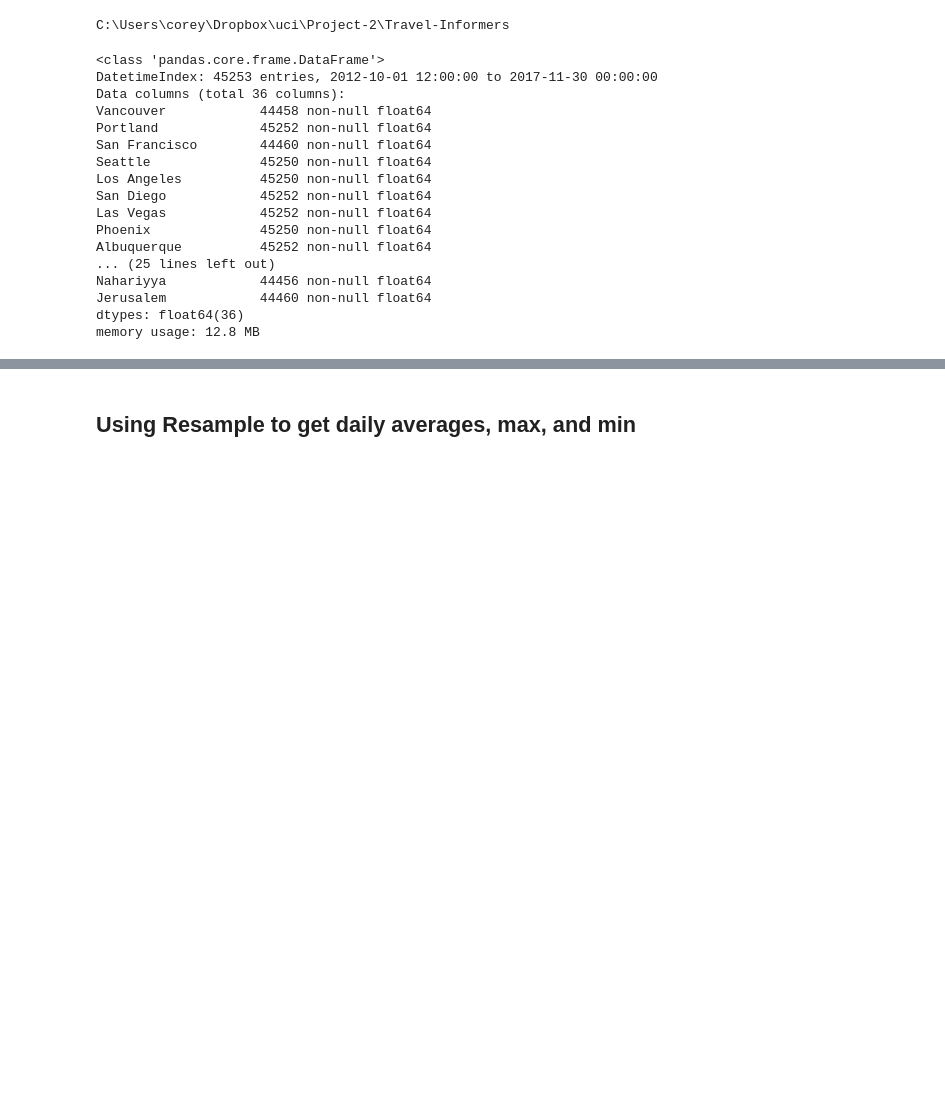
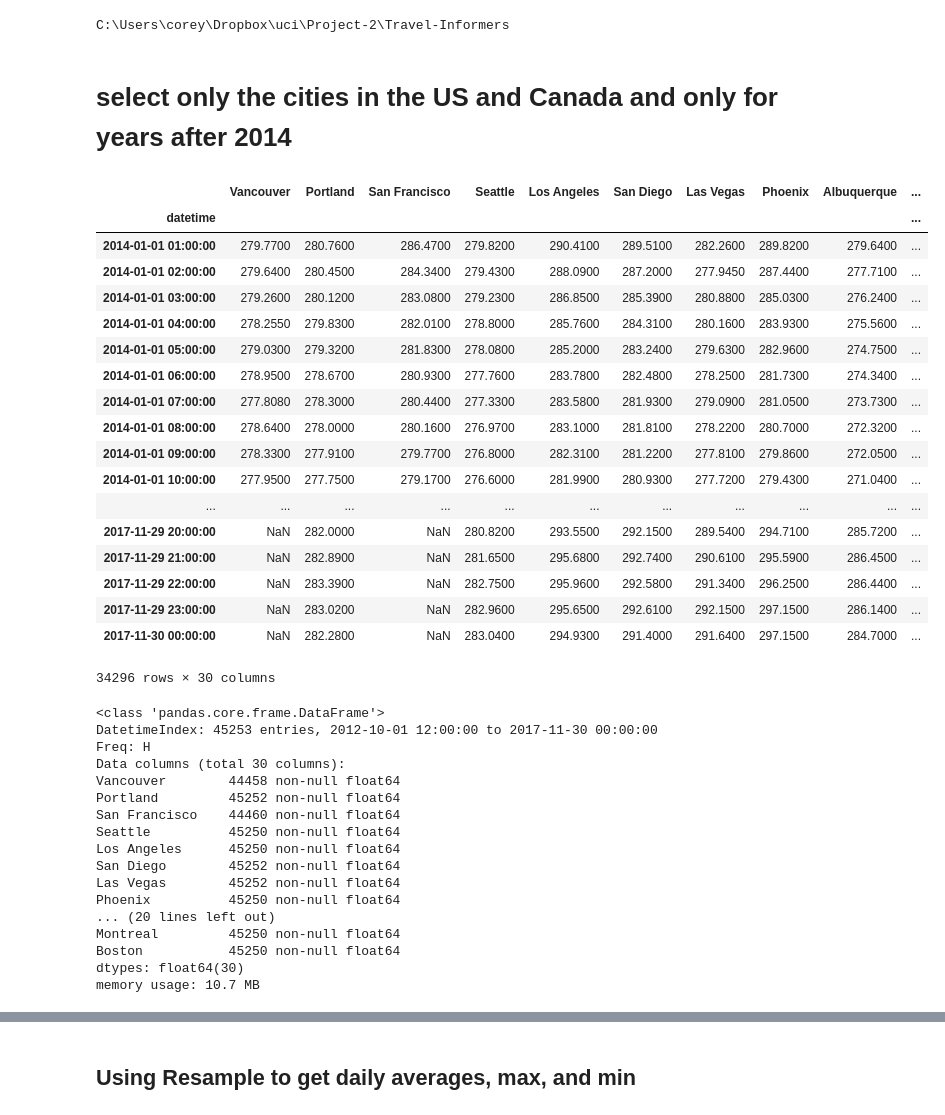
Before and after one commit to totopi/Travel-Informers, a Jupyter notebook: data_engineering.ipynb, the cells around one changed output, grey strips where cells are left out. Drawn from its saved outputs; the diff is of its cells as text; code cells hidden in the pictures; blank space fills up the shorter version.

Commit message:
cleaned and parsed data

```diff
--- a/data_engineering.ipynb
+++ b/data_engineering.ipynb
@@ -53,27 +53,51 @@ print(os.getcwd())
 temp = pd.read_csv('historical-hourly-weather-data/temperature.csv', parse_dates=['datetime'])
 # %% [output]
 C:\Users\corey\Dropbox\uci\Project-2\Travel-Informers
-# %%
-temp.set_index("datetime", inplace=True)
+# %% [markdown]
+# select only the cities in the US and Canada and only for years after 2014
+# %%
+temp = temp.loc[:, 'Vancouver':'Boston']
+
+temp[temp.index > '2014']
+# %% [output]
+|  | Vancouver | Portland | San Francisco | Seattle | Los Angeles | San Diego | Las Vegas | Phoenix | Albuquerque | ... |
+| datetime |  |  |  |  |  |  |  |  |  | ... |
+| 2014-01-01 01:00:00 | 279.7700 | 280.7600 | 286.4700 | 279.8200 | 290.4100 | 289.5100 | 282.2600 | 289.8200 | 279.6400 | ... |
+| 2014-01-01 02:00:00 | 279.6400 | 280.4500 | 284.3400 | 279.4300 | 288.0900 | 287.2000 | 277.9450 | 287.4400 | 277.7100 | ... |
+| 2014-01-01 03:00:00 | 279.2600 | 280.1200 | 283.0800 | 279.2300 | 286.8500 | 285.3900 | 280.8800 | 285.0300 | 276.2400 | ... |
+| 2014-01-01 04:00:00 | 278.2550 | 279.8300 | 282.0100 | 278.8000 | 285.7600 | 284.3100 | 280.1600 | 283.9300 | 275.5600 | ... |
+| 2014-01-01 05:00:00 | 279.0300 | 279.3200 | 281.8300 | 278.0800 | 285.2000 | 283.2400 | 279.6300 | 282.9600 | 274.7500 | ... |
+| 2014-01-01 06:00:00 | 278.9500 | 278.6700 | 280.9300 | 277.7600 | 283.7800 | 282.4800 | 278.2500 | 281.7300 | 274.3400 | ... |
+| 2014-01-01 07:00:00 | 277.8080 | 278.3000 | 280.4400 | 277.3300 | 283.5800 | 281.9300 | 279.0900 | 281.0500 | 273.7300 | ... |
+| 2014-01-01 08:00:00 | 278.6400 | 278.0000 | 280.1600 | 276.9700 | 283.1000 | 281.8100 | 278.2200 | 280.7000 | 272.3200 | ... |
+| 2014-01-01 09:00:00 | 278.3300 | 277.9100 | 279.7700 | 276.8000 | 282.3100 | 281.2200 | 277.8100 | 279.8600 | 272.0500 | ... |
+| 2014-01-01 10:00:00 | 277.9500 | 277.7500 | 279.1700 | 276.6000 | 281.9900 | 280.9300 | 277.7200 | 279.4300 | 271.0400 | ... |
+| ... | ... | ... | ... | ... | ... | ... | ... | ... | ... | ... |
+| 2017-11-29 20:00:00 | NaN | 282.0000 | NaN | 280.8200 | 293.5500 | 292.1500 | 289.5400 | 294.7100 | 285.7200 | ... |
+| 2017-11-29 21:00:00 | NaN | 282.8900 | NaN | 281.6500 | 295.6800 | 292.7400 | 290.6100 | 295.5900 | 286.4500 | ... |
+| 2017-11-29 22:00:00 | NaN | 283.3900 | NaN | 282.7500 | 295.9600 | 292.5800 | 291.3400 | 296.2500 | 286.4400 | ... |
+| 2017-11-29 23:00:00 | NaN | 283.0200 | NaN | 282.9600 | 295.6500 | 292.6100 | 292.1500 | 297.1500 | 286.1400 | ... |
+| 2017-11-30 00:00:00 | NaN | 282.2800 | NaN | 283.0400 | 294.9300 | 291.4000 | 291.6400 | 297.1500 | 284.7000 | ... |
+34296 rows × 30 columns
 # %%
 temp.info()
 # %% [output]
 <class 'pandas.core.frame.DataFrame'>
 DatetimeIndex: 45253 entries, 2012-10-01 12:00:00 to 2017-11-30 00:00:00
-Data columns (total 36 columns):
-Vancouver            44458 non-null float64
-Portland             45252 non-null float64
-San Francisco        44460 non-null float64
-Seattle              45250 non-null float64
-Los Angeles          45250 non-null float64
-San Diego            45252 non-null float64
-Las Vegas            45252 non-null float64
-Phoenix              45250 non-null float64
-Albuquerque          45252 non-null float64
-... (25 lines left out)
-Nahariyya            44456 non-null float64
-Jerusalem            44460 non-null float64
-dtypes: float64(36)
-memory usage: 12.8 MB
+Freq: H
+Data columns (total 30 columns):
+Vancouver        44458 non-null float64
+Portland         45252 non-null float64
+San Francisco    44460 non-null float64
+Seattle          45250 non-null float64
+Los Angeles      45250 non-null float64
+San Diego        45252 non-null float64
+Las Vegas        45252 non-null float64
+Phoenix          45250 non-null float64
+... (20 lines left out)
+Montreal         45250 non-null float64
+Boston           45250 non-null float64
+dtypes: float64(30)
+memory usage: 10.7 MB
 # %%
 # convert to f
```
Also changed, not shown: parts of 12 cells of this notebook, 10 other files.
